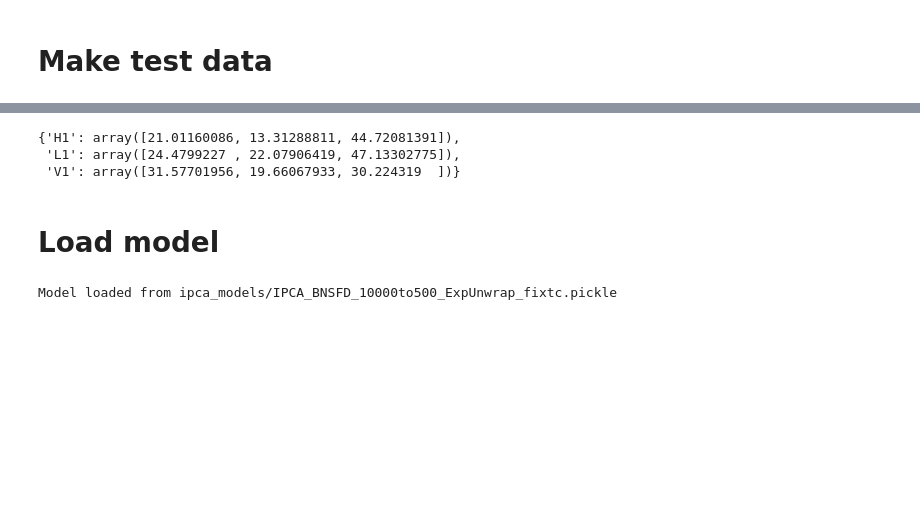
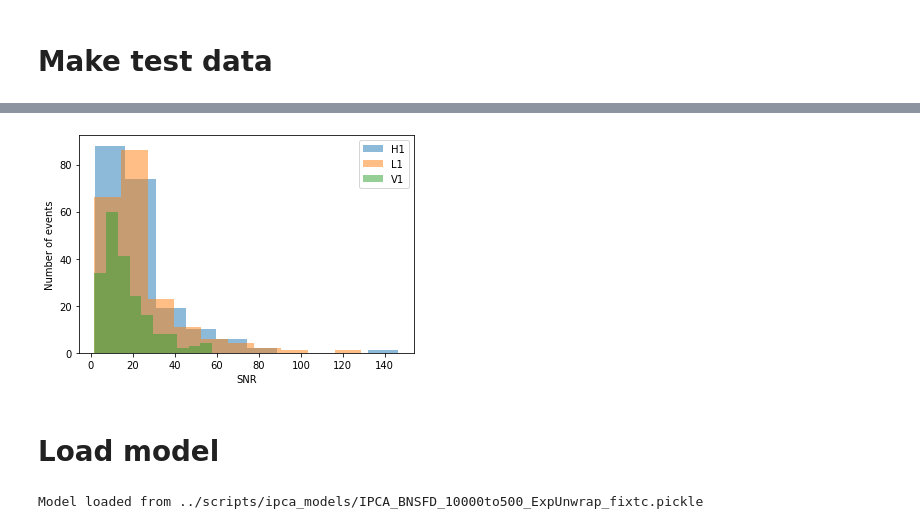
Before and after one commit to MarinerQ/river, a Jupyter notebook: scripts/sampling.ipynb, the cells around one changed output, grey strips where cells are left out. Saved outputs shown, nothing was run; the diff lists cells and outputs as text; code cells hidden in the pictures; blank space fills up the shorter version.

```diff
--- a/scripts/sampling.ipynb
+++ b/scripts/sampling.ipynb
@@ -96,0 +50,16 @@ Using bilby_default PSDs to generate data.
+# %%
+config_path = "trained_models/glasnsf_conv1dconv2d"
+with open(f"{config_path}/config.json", 'r') as f:
+    config = json.load(f)
+
+config_datagenerator = config['data_generator_parameters']
+config_training = config['training_parameters']
+config_flow = config['model_parameters']['flow']
+config_embd_proj = config['model_parameters']['embedding_proj']
+config_embd_noproj = config['model_parameters']['embedding_noproj']
+# %%
+detector_names = config_datagenerator['detector_names']
+
+Ntest = 200
+injection_parameters_test = generate_BNS_injection_parameters(Nsample = Ntest, **config_datagenerator)
+data_generator_test = DataGeneratorBilbyFD(**config_datagenerator)
@@ -115,28 +212,29 @@ dataset_test = DatasetStrainFD(data_dict=data_generator_test.data, parameter_nam
 # %%
 #batch_size = 1
 #test_loader = DataLoader(dataset_test, batch_size=batch_size, shuffle=False)
-# %%
-data_generator_test.data['SNRs']
-# %% [output]
-{'H1': array([21.01160086, 13.31288811, 44.72081391]),
- 'L1': array([24.4799227 , 22.07906419, 47.13302775]),
- 'V1': array([31.57701956, 19.66067933, 30.224319  ])}
+# %%
+
+for key, values in data_generator_test.data['SNRs'].items():
+    _ = plt.hist(values, label=key, alpha=0.5)
+plt.legend()
+plt.xlabel('SNR')
+plt.ylabel('Number of events')
+plt.show()
+# %% [output]
+[figure, added]
 # %% [markdown]
 # Load model
-# %%
-ipca_gen = load_model('ipca_models/IPCA_BNSFD_10000to500_ExpUnwrap_fixtc.pickle')
-
-n_components = ipca_gen.n_components
-
-downsample_rate = 4
-n_freq = dataset_test[0:2][1][:,:,::downsample_rate].shape[-1]
-device='cuda:2'
-
-embedding_proj = EmbeddingConv1D(ndet=3, nout=128, num_blocks=3, middle_channel=64).to(device)
-embedding_noproj = EmbeddingConv1D(ndet=3, nout=128, num_blocks=3, middle_channel=64).to(device)
-#flow = zuko.flows.NSF(features=17, context=256, transforms=100, hidden_features=(640, 640)).to(device)
-#flow = zuko.flows.CNF(features=17, context=256, hidden_features=(640, 640)).to(device)
-flow = CouplingNSF(n_inputs=17,n_transforms=128, n_conditional_inputs=256, n_neurons=256, batch_norm_between_transforms=True,).to(device)
-# %% [output]
-Model loaded from ipca_models/IPCA_BNSFD_10000to500_ExpUnwrap_fixtc.pickle
+# %%
+ipca_path = config['model_parameters']['ipca_path']
+ipca_gen = load_model(ipca_path)
+n_components = ipca_gen.n_components
+
+downsample_rate = config_embd_noproj['downsample_rate']
+n_freq = dataset_test[0:2][1][:,:,::downsample_rate].shape[-1]
+device='cuda:0'
+embedding_proj = get_model(config_embd_proj).to(device)
+embedding_noproj = get_model(config_embd_noproj).to(device)
+flow = get_model(config_flow).to(device)
+# %% [output]
+Model loaded from ../scripts/ipca_models/IPCA_BNSFD_10000to500_ExpUnwrap_fixtc.pickle
 # %%
```
Also changed, not shown: parts of 20 cells of this notebook, 7 other files.
